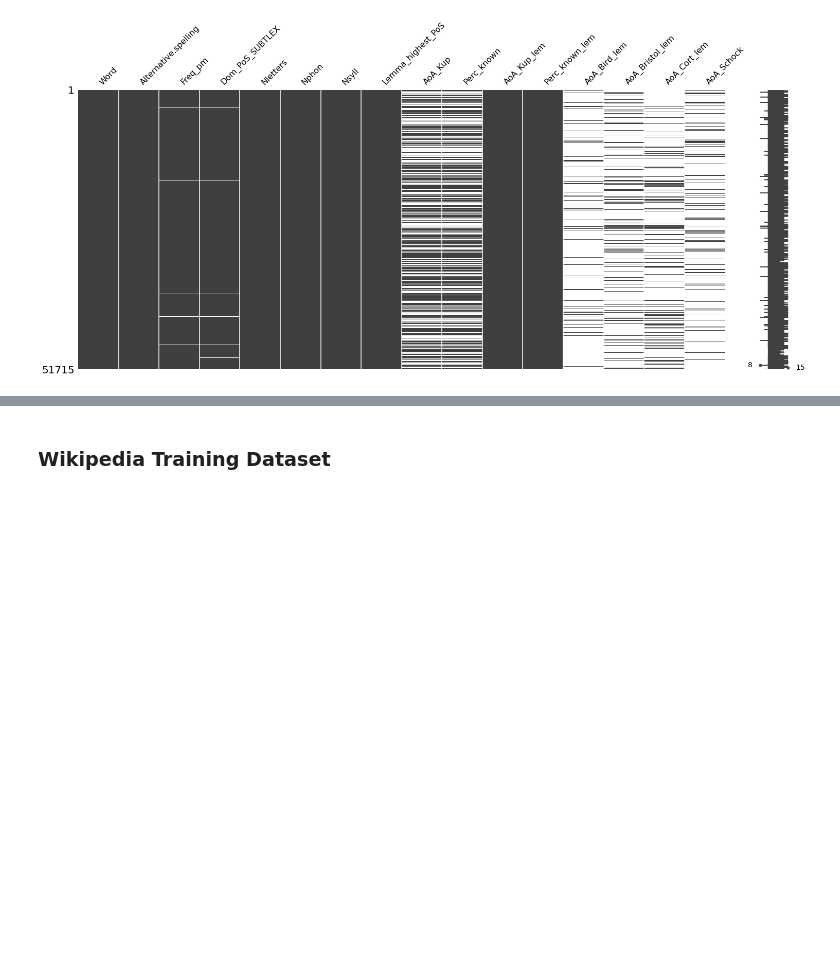
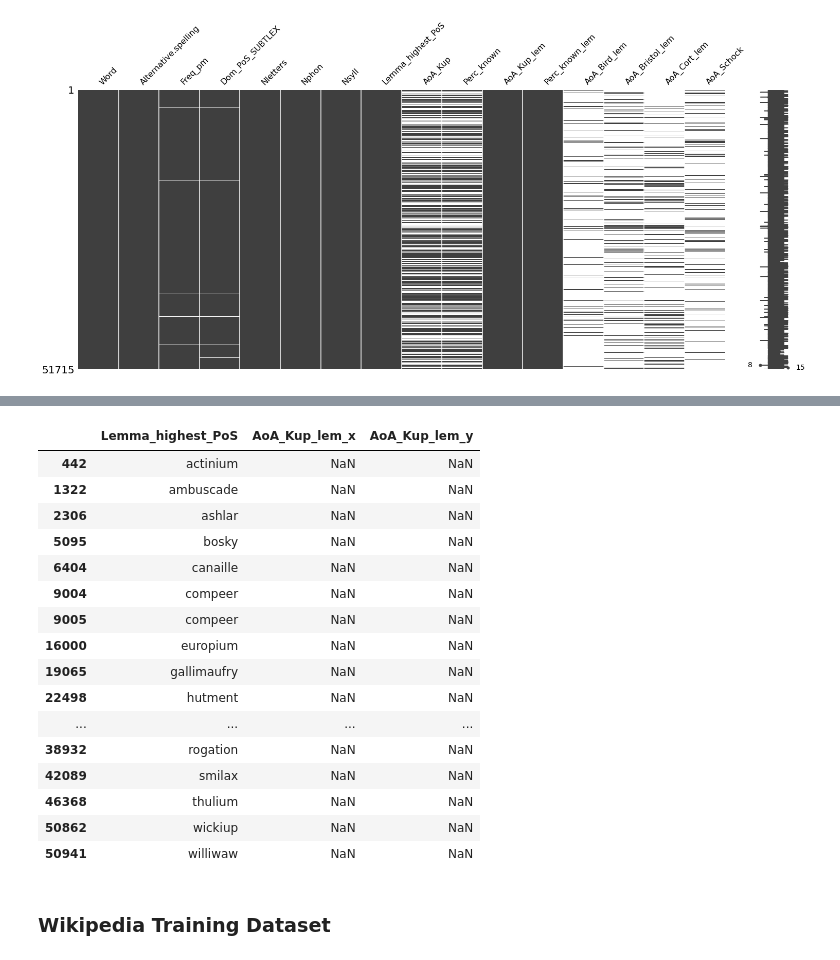
Before and after one commit to Tstrebe2/predicting-text-difficulty, a Jupyter notebook: code/tim-initial-eda.ipynb, the cells around one changed output, grey strips where cells are left out. Saved outputs shown, nothing was run; the diff lists cells and outputs as text; code cells hidden in the pictures; blank space fills up the shorter version.

```diff
--- a/code/tim-initial-eda.ipynb
+++ b/code/tim-initial-eda.ipynb
@@ -162,19 +173,38 @@ dtype: int64
 # %%
 # Proof that lemmas have the same AoA score as their non-lemma words.
 def check_aoa_lemma_difference(aoa_df):
   min_aoa = (aoa_df[['Lemma_highest_PoS', 'AoA_Kup_lem']]
           .sort_values('Lemma_highest_PoS')
           .groupby('Lemma_highest_PoS')
           .min())
 
   merge_df = (aoa_df[['Lemma_highest_PoS', 'AoA_Kup_lem']]
               .merge(min_aoa, how='left', left_on='Lemma_highest_PoS', right_index=True))
 
   return merge_df[merge_df.AoA_Kup_lem_x != merge_df.AoA_Kup_lem_y]
 
-# Uncomment and run this function to see inconsistent words are words either missing
-# their lemma or missing the AoA score altogether.
-# check_aoa_lemma_difference(aoa_df)
+# Inconsistent words are either missing their lemma or missing the AoA score altogether.
+# These should be dropped from the dataset, and the dataset should probably consist of the first
+# occurence of the Lemma and the AoA score.
+check_aoa_lemma_difference(aoa_df)
+# %% [output]
+|  | Lemma_highest_PoS | AoA_Kup_lem_x | AoA_Kup_lem_y |
+| 442 | actinium | NaN | NaN |
+| 1322 | ambuscade | NaN | NaN |
+| 2306 | ashlar | NaN | NaN |
+| 5095 | bosky | NaN | NaN |
+| 6404 | canaille | NaN | NaN |
+| 9004 | compeer | NaN | NaN |
+| 9005 | compeer | NaN | NaN |
+| 16000 | europium | NaN | NaN |
+| 19065 | gallimaufry | NaN | NaN |
+| 22498 | hutment | NaN | NaN |
+| ... | ... | ... | ... |
+| 38932 | rogation | NaN | NaN |
+| 42089 | smilax | NaN | NaN |
+| 46368 | thulium | NaN | NaN |
+| 50862 | wickiup | NaN | NaN |
+| 50941 | williwaw | NaN | NaN |
 # %% [markdown]
 ### Wikipedia Training Dataset
 # %%
```
Also changed, not shown: parts of 11 cells of this notebook.
